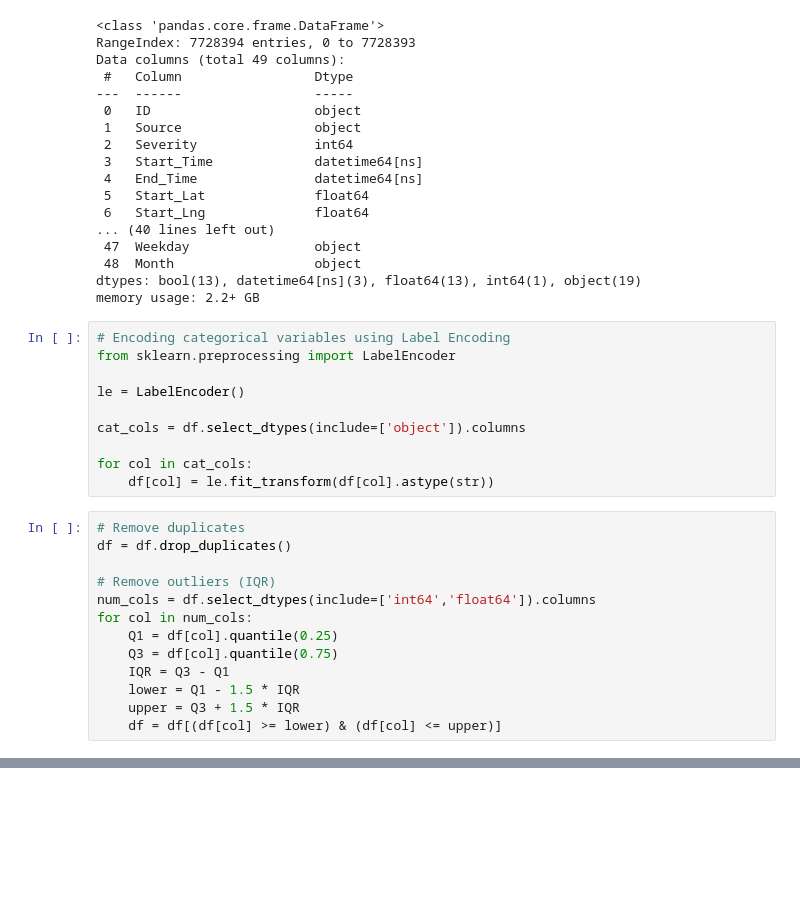
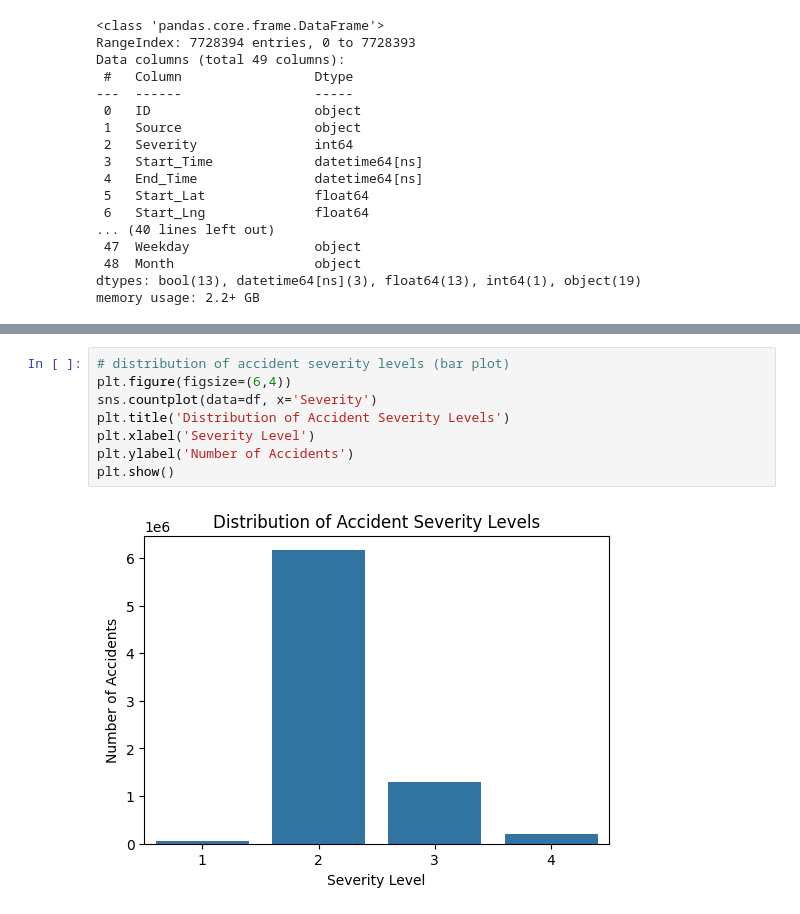
Before and after one commit to chetan-1306/RoadSafe-Analytics, a Jupyter notebook: eda.ipynb, the cells around one changed output, grey strips where cells are left out. Cells and saved outputs as stored; diff of their text form; blank space fills up the shorter version.

```diff
--- a/eda.ipynb
+++ b/eda.ipynb
@@ -157,26 +159,3 @@ Data columns (total 49 columns):
  48  Month                  object
 dtypes: bool(13), datetime64[ns](3), float64(13), int64(1), object(19)
 memory usage: 2.2+ GB
-# %%
-# Encoding categorical variables using Label Encoding
-from sklearn.preprocessing import LabelEncoder
-
-le = LabelEncoder()
-
-cat_cols = df.select_dtypes(include=['object']).columns
-
-for col in cat_cols:
-    df[col] = le.fit_transform(df[col].astype(str))
-# %%
-# Remove duplicates
-df = df.drop_duplicates()
-
-# Remove outliers (IQR)
-num_cols = df.select_dtypes(include=['int64','float64']).columns
-for col in num_cols:
-    Q1 = df[col].quantile(0.25)
-    Q3 = df[col].quantile(0.75)
-    IQR = Q3 - Q1
-    lower = Q1 - 1.5 * IQR
-    upper = Q3 + 1.5 * IQR
-    df = df[(df[col] >= lower) & (df[col] <= upper)]
@@ -182,0 +181,10 @@ for col in num_cols:
+# %%
+# distribution of accident severity levels (bar plot)
+plt.figure(figsize=(6,4))
+sns.countplot(data=df, x='Severity')
+plt.title('Distribution of Accident Severity Levels')
+plt.xlabel('Severity Level')
+plt.ylabel('Number of Accidents')
+plt.show()
+# %% [output]
+[figure, added]
```
Also changed, not shown: parts of 17 cells of this notebook, 1 other file.
